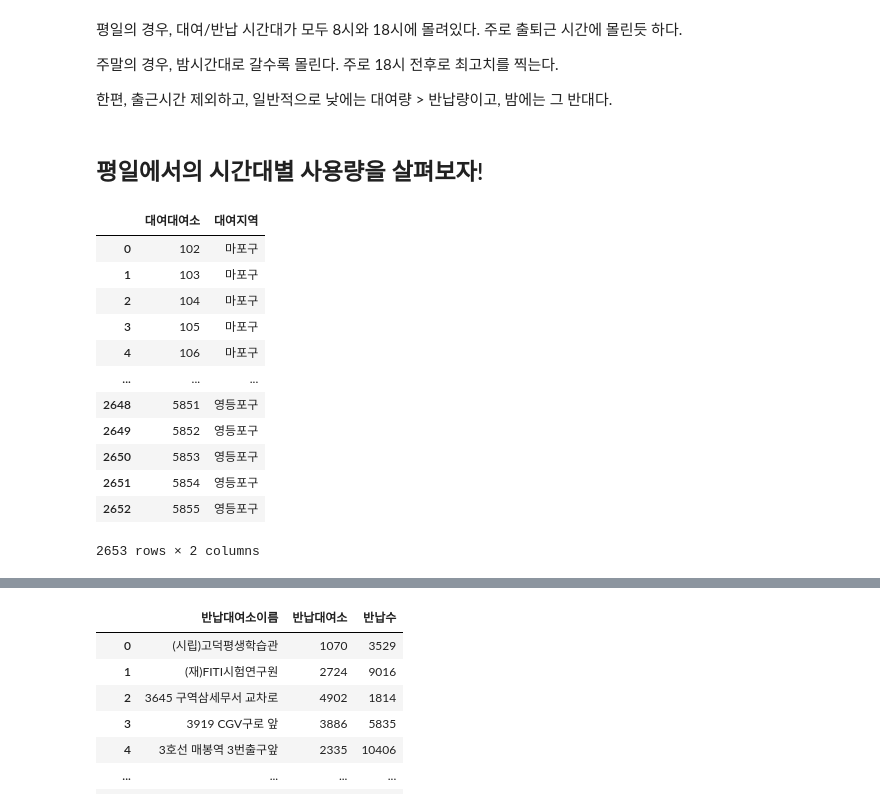
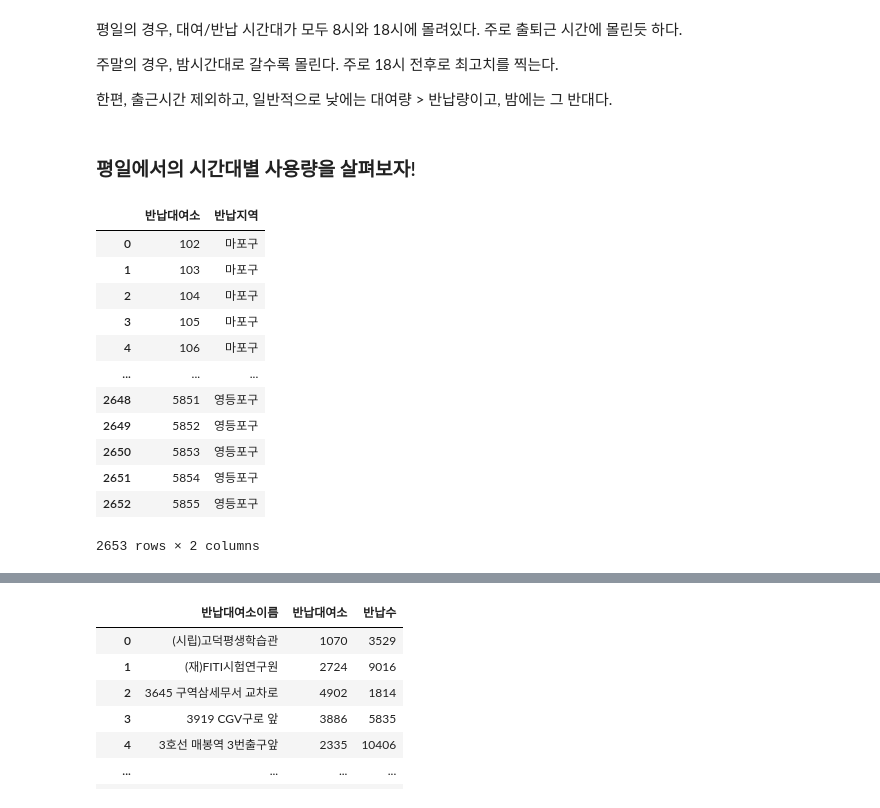
Before and after one commit to dhcryan/ddareung, a Jupyter notebook: main.ipynb, the cells around one changed output, grey strips where cells are left out. Cells and saved outputs as stored; diff of their text form; code cells hidden in the pictures.

```diff
--- a/main.ipynb
+++ b/main.ipynb
@@ -253,17 +264,20 @@ ax.legend(frameon=False);
 
 한편, 출근시간 제외하고, 일반적으로 낮에는 대여량 > 반납량이고, 밤에는 그 반대다.
 # %% [markdown]
-## 평일에서의 시간대별 사용량을 살펴보자!
+### 평일에서의 시간대별 사용량을 살펴보자!
 # %%
 ### 거치소 dataframe
 rental_df=pd.read_csv('./rental_spot.csv',low_memory=False,encoding='cp949')
 del rental_df['LCD']
 del rental_df['QR']
 rental_df_gu=rental_df[['대여소번호','자치구']]
 rental_df_gu.columns=['대여대여소','대여지역']
+return_df_gu=rental_df[['대여소번호','자치구']]
+return_df_gu.columns=['반납대여소','반납지역']
 rental_df_gu
+return_df_gu
 # %% [output]
-|  | 대여대여소 | 대여지역 |
+|  | 반납대여소 | 반납지역 |
 | 0 | 102 | 마포구 |
 | 1 | 103 | 마포구 |
 | 2 | 104 | 마포구 |
```
Also changed, not shown: parts of 28 cells of this notebook.
